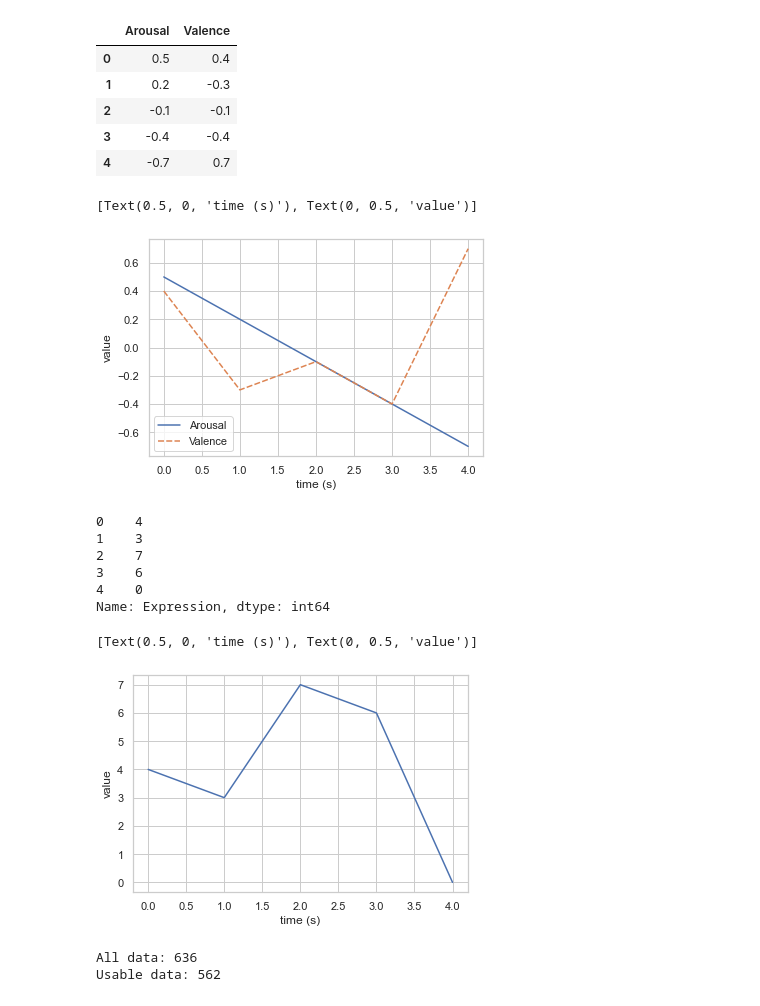
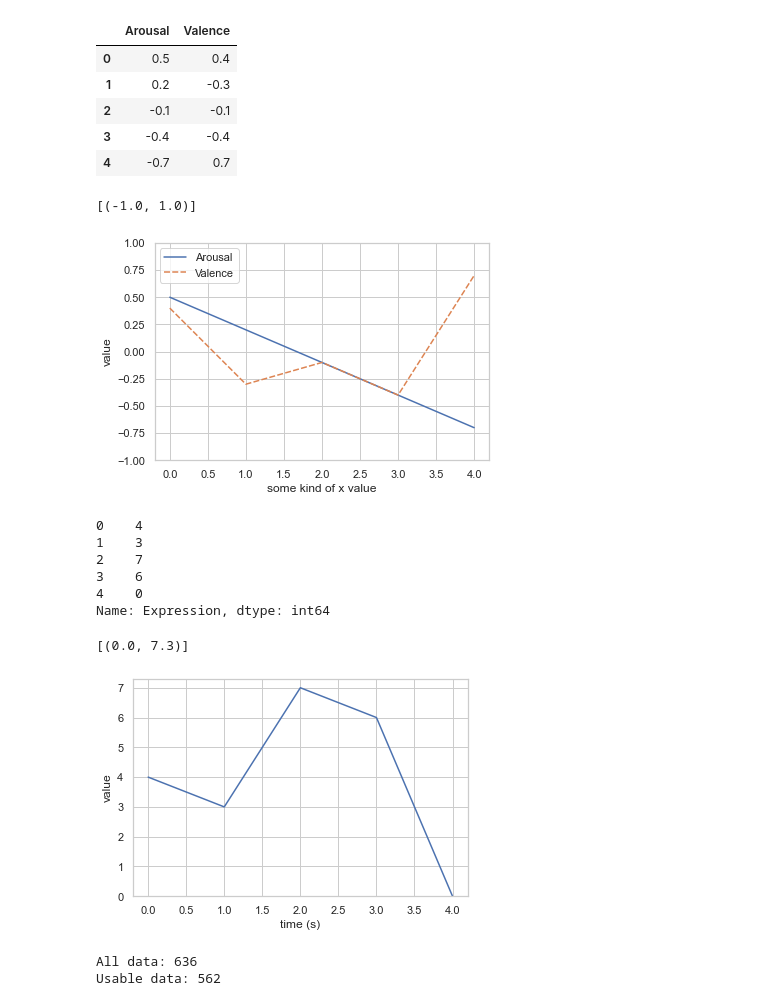
Before and after one commit to dovii/MPC-Data-Analysis, a Jupyter notebook: Analysis.ipynb, the cells around one changed output. Cells and saved outputs as stored; diff of their text form; code cells hidden in the pictures.

```diff
--- a/Analysis.ipynb
+++ b/Analysis.ipynb
@@ -47,10 +47,11 @@ av
 | 4 | -0.7 | 0.7 |
 # %%
 ax = sns.lineplot(data=av)
-ax.set(xlabel='time (s)', ylabel='value')
+ax.set(xlabel='some kind of x value', ylabel='value')
+ax.set(ylim=(-1, 1))
 # %% [output]
-[Text(0.5, 0, 'time (s)'), Text(0, 0.5, 'value')]
+[(-1.0, 1.0)]
-[figure, old version]
+[figure, new version]
 # %%
 #Expression only
 expression = df.iloc[:, 2]
@@ -65,9 +66,10 @@ Name: Expression, dtype: int64
 # %%
 ax = sns.lineplot(data=expression)
 ax.set(xlabel='time (s)', ylabel='value')
+ax.set(ylim=(0, 7.3))
 # %% [output]
-[Text(0.5, 0, 'time (s)'), Text(0, 0.5, 'value')]
+[(0.0, 7.3)]
-[figure, old version]
+[figure, new version]
 # %%
 checkOne = data_full.loc[(data_full['Please indicate your age'] == 66)]
 
```
